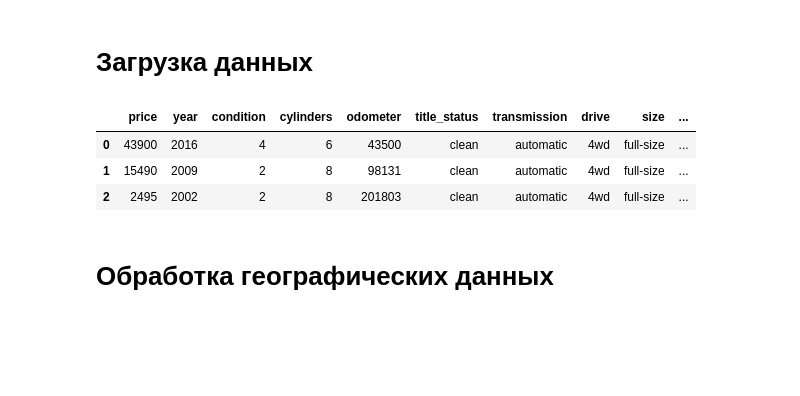
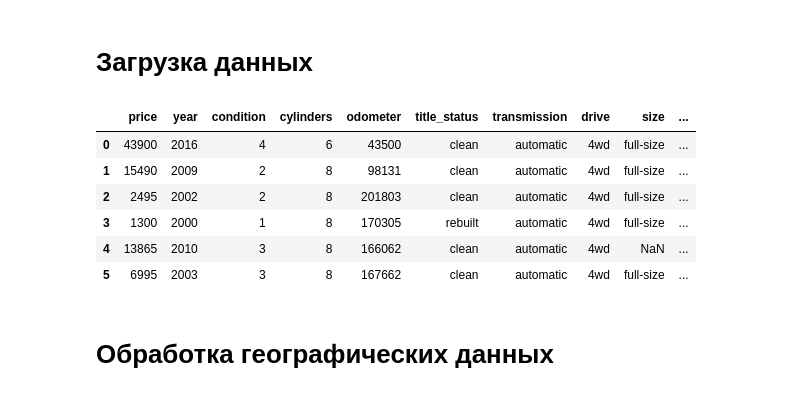
Before and after one commit to Lepnik/data_science_lnv, a Jupyter notebook: ML/ML-5/Даты_и_расстояния.ipynb, the cells around one changed output. Saved outputs shown, nothing was run; the diff lists cells and outputs as text; code cells hidden in the pictures; blank space fills up the shorter version.

```diff
--- a/ML/ML-5/Даты_и_расстояния.ipynb
+++ b/ML/ML-5/Даты_и_расстояния.ipynb
@@ -13,12 +13,15 @@ from geopy.geocoders import Nominatim
 # %%
 data = pd.read_excel('data_ford_price.xlsx')
 # %%
-data.head(3)
+data.head(6)
 # %% [output]
 |  | price | year | condition | cylinders | odometer | title_status | transmission | drive | size | ... |
 | 0 | 43900 | 2016 | 4 | 6 | 43500 | clean | automatic | 4wd | full-size | ... |
 | 1 | 15490 | 2009 | 2 | 8 | 98131 | clean | automatic | 4wd | full-size | ... |
 | 2 | 2495 | 2002 | 2 | 8 | 201803 | clean | automatic | 4wd | full-size | ... |
+| 3 | 1300 | 2000 | 1 | 8 | 170305 | rebuilt | automatic | 4wd | full-size | ... |
+| 4 | 13865 | 2010 | 3 | 8 | 166062 | clean | automatic | 4wd | NaN | ... |
+| 5 | 6995 | 2003 | 3 | 8 | 167662 | clean | automatic | 4wd | full-size | ... |
 # %% [markdown]
 # Обработка географических данных
 # %%
```
Also changed, not shown: parts of 8 cells of this notebook, 4 other files.
